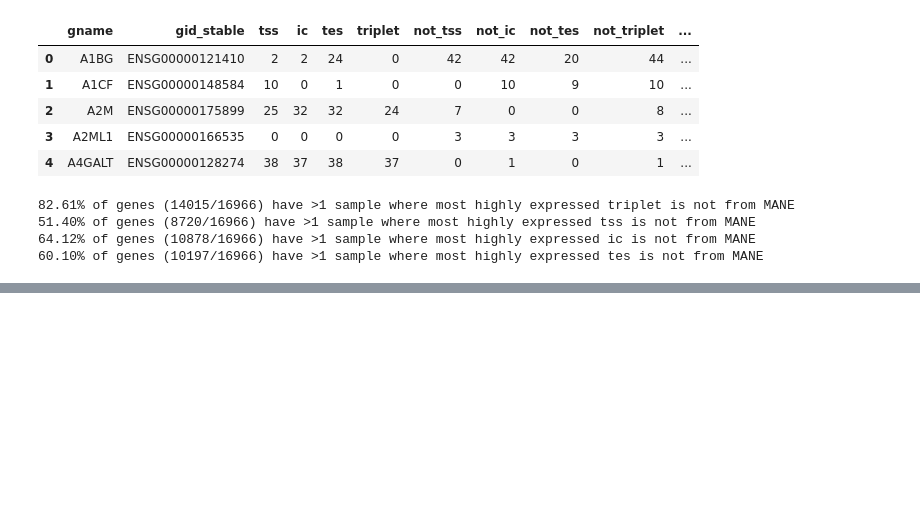
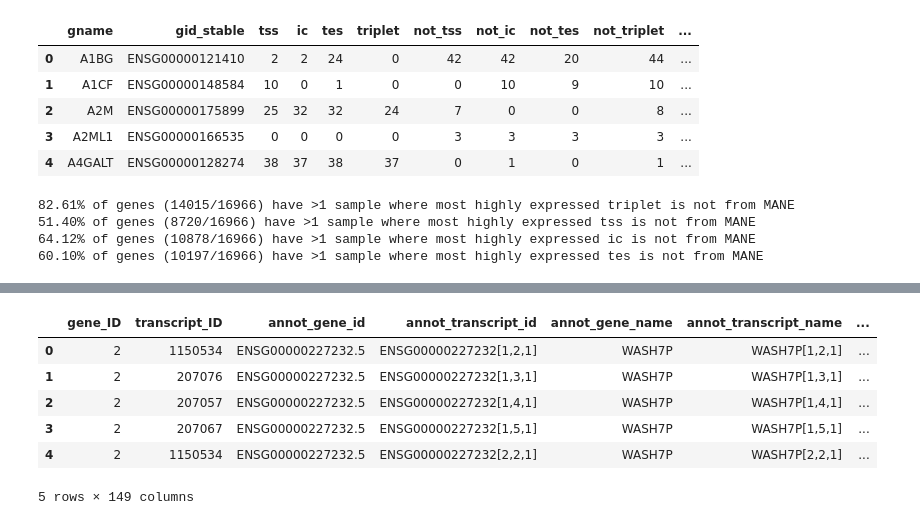
Before and after one commit to fairliereese/rnawg, a Jupyter notebook: lr_bulk/cerberus/swan/mane.ipynb, the cells around one changed output, grey strips where cells are left out. Drawn from its saved outputs; the diff is of its cells as text; code cells hidden in the pictures; blank space fills up the shorter version.

```diff
--- a/lr_bulk/cerberus/swan/mane.ipynb
+++ b/lr_bulk/cerberus/swan/mane.ipynb
@@ -387,0 +491,12 @@ obs_col = 'sample'
+# %%
+temp = pd.read_csv('../cerberus_filtered_abundance.tsv', sep='\t')
+c = [c for c in temp.columns if 'k562' in c]
+temp_tss = temp.loc[temp
+# %% [output]
+|  | gene_ID | transcript_ID | annot_gene_id | annot_transcript_id | annot_gene_name | annot_transcript_name | ... |
+| 0 | 2 | 1150534 | ENSG00000227232.5 | ENSG00000227232[1,2,1] | WASH7P | WASH7P[1,2,1] | ... |
+| 1 | 2 | 207076 | ENSG00000227232.5 | ENSG00000227232[1,3,1] | WASH7P | WASH7P[1,3,1] | ... |
+| 2 | 2 | 207057 | ENSG00000227232.5 | ENSG00000227232[1,4,1] | WASH7P | WASH7P[1,4,1] | ... |
+| 3 | 2 | 207067 | ENSG00000227232.5 | ENSG00000227232[1,5,1] | WASH7P | WASH7P[1,5,1] | ... |
+| 4 | 2 | 1150534 | ENSG00000227232.5 | ENSG00000227232[2,2,1] | WASH7P | WASH7P[2,2,1] | ... |
+5 rows × 149 columns
```
Also changed, not shown: parts of 35 cells of this notebook.
